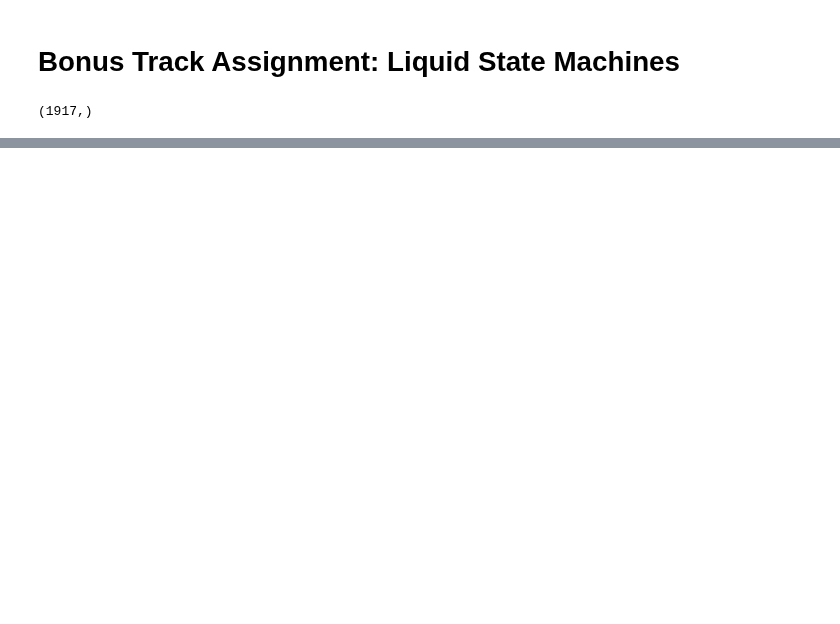
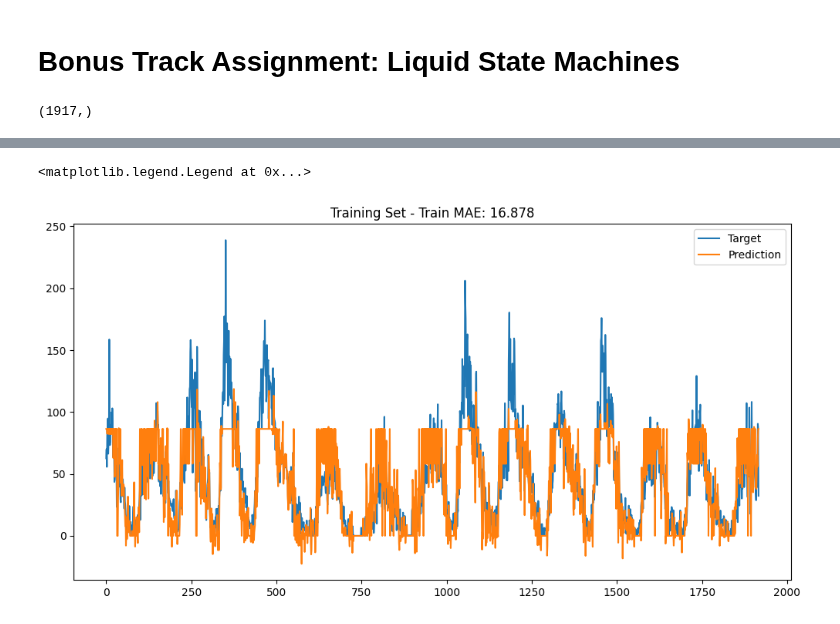
Before and after one commit to JacopoRaffi/CNS_Assignments, a Jupyter notebook: LAB1/BONUS_LAB1/main.ipynb, the cells around one changed output, grey strips where cells are left out. Saved outputs shown, nothing was run; the diff lists cells and outputs as text; code cells hidden in the pictures; blank space fills up the shorter version.

```diff
--- a/LAB1/BONUS_LAB1/main.ipynb
+++ b/LAB1/BONUS_LAB1/main.ipynb
@@ -68,0 +56,17 @@ mae, config
+# %%
+retrain_X, retrain_Y = train[:-1], train[1:] # input and target values for the final retraining (training + validation set)
+lsm = LSM(Ne=config['Ne'], Ni=config['Ni'], win_e=config['win_e'], win_i=config['win_i'], w_e=config['w_e'], w_i=config['w_i'])
+lsm.fit(retrain_X, retrain_Y) # final retraining
+
+y_test_pred = lsm(test_X)
+mae_test = MAE(test_Y, y_test_pred) # MAE on the test set
+# %%
+plt.figure(figsize=(12, 6))
+y_train_pred = lsm(train_X)
+plt.plot(train_Y, label='Target')
+plt.plot(y_train_pred, label='Prediction')
+plt.title(f'Training Set - Train MAE: {round(MAE(train_Y, y_train_pred), 3)}') # train error computed on the training set after retraining
+plt.legend()
+# %% [output]
+<matplotlib.legend.Legend at 0x...>
+[figure, added]
```
Also changed, not shown: parts of 6 cells of this notebook, 1 other file.
